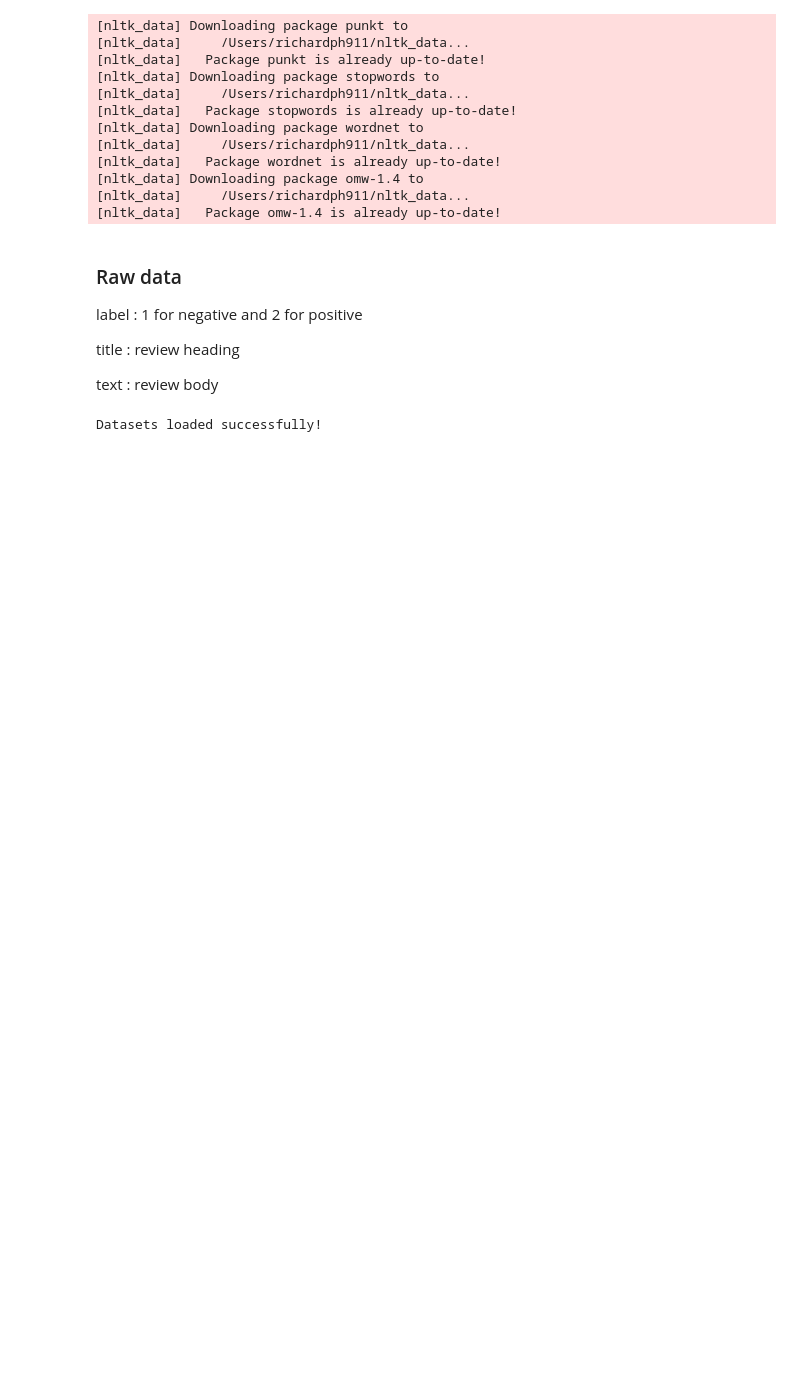
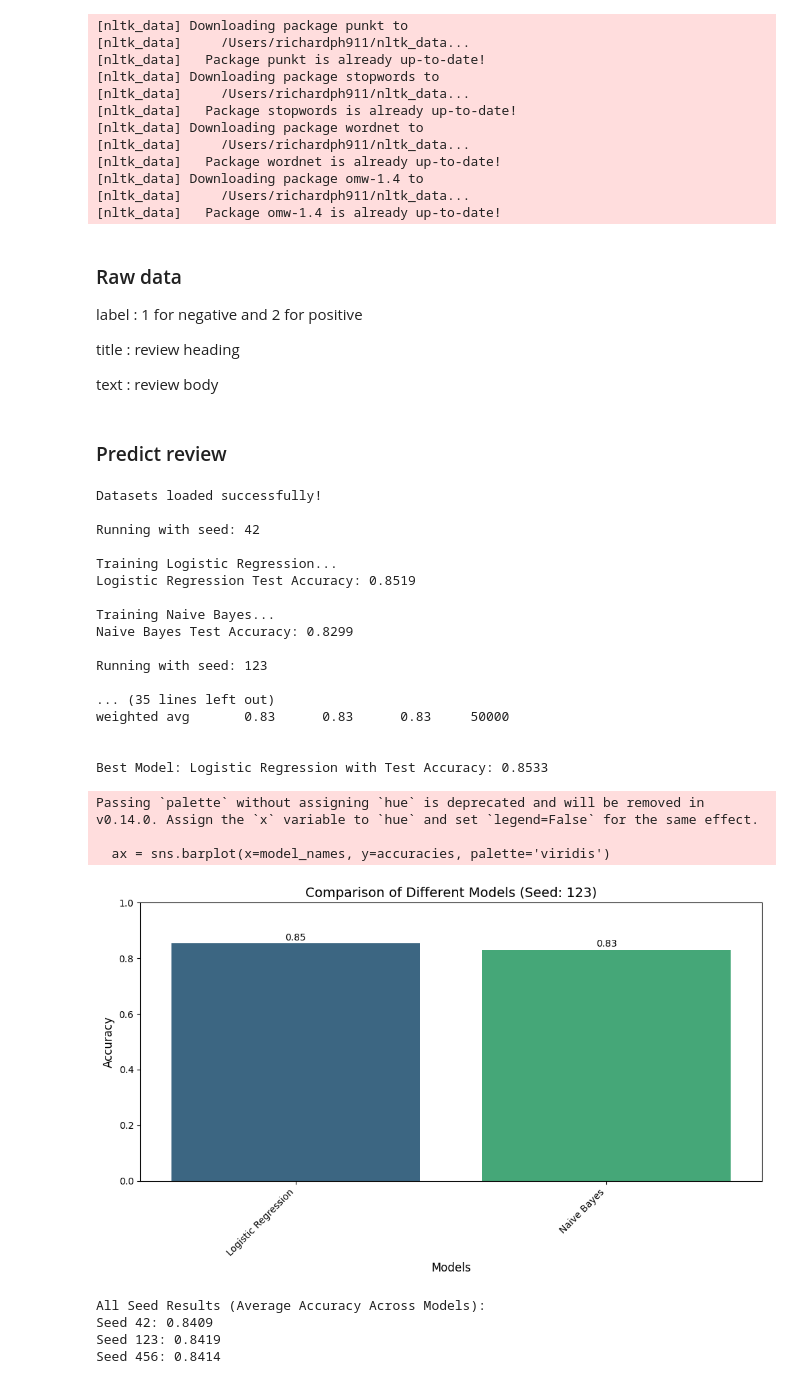
Before and after one commit to 255Group2/AmazonReviews, a Jupyter notebook: LogisticRegression.ipynb, the cells around one changed output. Drawn from its saved outputs; the diff is of its cells as text; code cells hidden in the pictures; blank space fills up the shorter version.

Commit message:
updated confidence score and testing reviews

```diff
--- a/LogisticRegression.ipynb
+++ b/LogisticRegression.ipynb
@@ -52,6 +52,8 @@ def load_data(train_path, test_path):
 
         if len(train_df) > 50000:
             train_df = train_df.sample(50000, random_state=42)
+        if len(test_df) > 50000:
+            test_df = test_df.sample(50000, random_state=42)
 
         # 1 → 0 (negative), 2 → 1 (positive)
         label_map = {1: 0, 2: 1}
@@ -72,10 +74,11 @@ def preprocess_text(text):
     if not isinstance(text, str):
         text = str(text) if text is not None else ""
     # Remove special characters, URLs, emails in one pass
+    text = re.sub(r'\bnot\b\s+(\w+)', r'not_\1', text)
     text = re.sub(r'[^a-zA-Z0-9\s]|https?://\S+|www\.\S+|\S+@\S+', '', text)
     # Tokenize and process
     tokens = text.lower().split()
-    sw = set(stopwords.words('english'))  # Convert to set for faster lookup
+    sw = set(stopwords.words('english')) - {'not'}
     tokens = [lemmatizer.lemmatize(t) for t in tokens if t not in sw]
     return ' '.join(tokens)
 # %%
@@ -93,4 +96,6 @@ def vectorize_text(train_text, test_text):
     X_train = vectorizer.transform(train_text)
     X_test = vectorizer.transform(test_text)
 
-    return X_train, X_test
+    return X_train, X_test, vectorizer
+# %% [markdown]
+### Predict review
@@ -111,7 +131,7 @@ if __name__ == "__main__":
         test_df = test_df.drop(columns=['reviews'])
 
         # Vectorize
-        X_train_full, X_test = vectorize_text(train_df['text'], test_df['text'])
+        X_train_full, X_test, vectorizer = vectorize_text(train_df['text'], test_df['text'])
         y_train_full = train_df['label'].values
         y_test = test_df['label'].values
 
@@ -119,13 +139,13 @@ if __name__ == "__main__":
         models = {
             "Logistic Regression": LogisticRegression(max_iter=1000),
             "Naive Bayes": MultinomialNB(),
-            "SVM": SVC(kernel="linear", probability=True),
-            "KNN": KNeighborsClassifier(n_neighbors=5),
-            "Decision Tree": DecisionTreeClassifier(),
-            "Random Forest": RandomForestClassifier(n_estimators=100)
+
+            # "KNN": KNeighborsClassifier(n_neighbors=5),
+            # "Decision Tree": DecisionTreeClassifier(),
+            # "Random Forest": RandomForestClassifier(n_estimators=100)
         }
         # Run 5 epochs with different seeds
-        seeds = [42, 123, 456, 789, 101]
+        seeds = [42, 123, 456]
         seed_results = {}
         all_accuracies = {name: [] for name in models.keys()}
 
@@ -137,7 +157,6 @@ if __name__ == "__main__":
             )
 
             accuracies = []
-            model_names = list(models.keys())
 
             # Train and evaluate models
             for name, model in models.items():
@@ -152,54 +171,86 @@ if __name__ == "__main__":
                 print(f"{name} Test Accuracy: {accuracy:.4f}")
                 # print(f"\n{name} Test Performance:")
                 # print(classification_report(y_test, y_test_pred))
+            seed_results[seed] = np.mean(accuracies)
 
-        # Store average accuracy for this seed
-        seed_results[seed] = np.mean(accuracies)
+        # Find best seed
         best_seed = max(seed_results, key=seed_results.get)
         print(f"\nBest Seed: {best_seed} with average accuracy: {seed_results[best_seed]:.4f}")
 
-        # Plot accuracies for the best seed (re-run with best seed for visualization)
+        # re-run with best seed for final visualization
         X_train, X_val, y_train, y_val = train_test_split(
             X_train_full, y_train_full, test_size=0.2, random_state=best_seed, stratify=y_train_full
         )
         accuracies = []
         model_names = list(models.keys())
+        trained_models = {}
+
         for name, model in models.items():
             model.fit(X_train, y_train)
+            trained_models[name] = model
             y_test_pred = model.predict(X_test)
             accuracy = accuracy_score(y_test, y_test_pred)
             accuracies.append(accuracy)
             print(f"\n{name} Test Performance (Best Seed {best_seed}):")
             print(classification_report(y_test, y_test_pred))
 
-            if hasattr(model, "predict_proba"):
-                y_test_proba = model.predict_proba(X_test)[:, 1]
-                print(f"{name} Test Confidence Scores (first 5 samples):")
-                print(y_test_proba[:5])
-            else:
-                print(f"{name} does not support confidence scores.")
+            # if hasattr(model, "predict_proba"):
+            #     y_test_proba = model.predict_proba(X_test)[:, 1]
+            #     print(f"{name} Test Confidence Scores (first 5 samples):")
+            #     print(y_test_proba[:5])
+            # else:
+            #     print(f"{name} does not support confidence scores.")
+
+        # Find best model
+        best_model_name = model_names[np.argmax(accuracies)]
+        best_model = trained_models[best_model_name]
+        print(f"\nBest Model: {best_model_name} with Test Accuracy: {max(accuracies):.4f}")
 
         # Plot
         plt.figure(figsize=(10, 6))
         ax = sns.barplot(x=model_names, y=accuracies, palette='viridis')
         plt.xlabel('Models', fontsize=12)
         plt.ylabel('Accuracy', fontsize=12)
         plt.title(f'Comparison of Different Models (Seed: {best_seed})', fontsize=14)
         plt.ylim(0, 1)
         plt.xticks(rotation=45, ha='right', fontsize=10)
 
         for p in ax.patches:
             ax.annotate(f"{p.get_height():.2f}",
                         (p.get_x() + p.get_width() / 2., p.get_height()),
                         ha='center', va='center', fontsize=10, color='black',
                         xytext=(0, 6), textcoords='offset points')
 
         plt.tight_layout()
         plt.show()
 
         # Print all seed results
         print("\nAll Seed Results (Average Accuracy Across Models):")
         for seed, avg_acc in seed_results.items():
             print(f"Seed {seed}: {avg_acc:.4f}")
 # %% [output]
 Datasets loaded successfully!
+
+Running with seed: 42
+
+Training Logistic Regression...
+Logistic Regression Test Accuracy: 0.8519
+
+Training Naive Bayes...
+Naive Bayes Test Accuracy: 0.8299
+
+Running with seed: 123
+
+... (35 lines left out)
+weighted avg       0.83      0.83      0.83     50000
+
+
+Best Model: Logistic Regression with Test Accuracy: 0.8533
+Passing `palette` without assigning `hue` is deprecated and will be removed in v0.14.0. Assign the `x` variable to `hue` and set `legend=False` for the same effect.
+
+  ax = sns.barplot(x=model_names, y=accuracies, palette='viridis')
+[figure, added]
+All Seed Results (Average Accuracy Across Models):
+Seed 42: 0.8409
+Seed 123: 0.8419
+Seed 456: 0.8414
```
Also changed, not shown: parts of 3 cells of this notebook.
